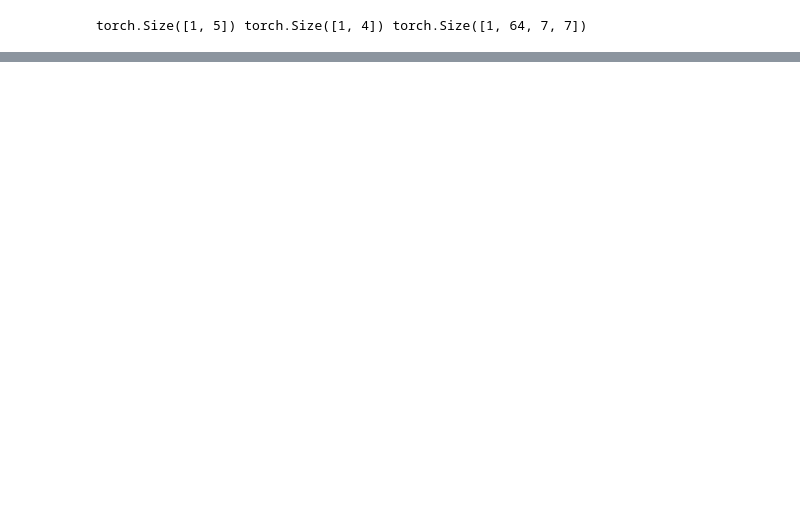
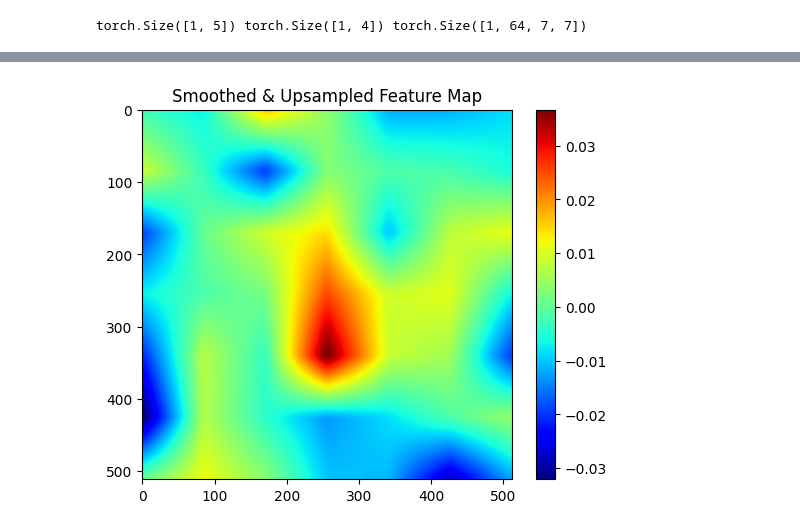
Before and after one commit to anonymousdanial/MHNet, a Jupyter notebook: test.ipynb, the cells around one changed output, grey strips where cells are left out. Cells and saved outputs as stored; diff of their text form; code cells hidden in the pictures; blank space fills up the shorter version.

```diff
--- a/test.ipynb
+++ b/test.ipynb
@@ -35,0 +63,17 @@ print("Path to dataset files:", path) # Path to dataset files: /home/ubd/.cache/
+# %%
+avg_map = fused_feat.mean(dim=1, keepdim=True)  # [1, 1, 7, 7]
+
+# 1️⃣ Upsample to higher resolution (e.g., 224x224)
+upsampled = F.interpolate(avg_map, size=(512,512), mode='bilinear', align_corners=True)
+
+# 2️⃣ Apply Gaussian blur
+blur = GaussianBlur(kernel_size=(15,15), sigma=(4.0,4.0))
+smoothed = blur(upsampled)
+
+# 3️⃣ Show result
+plt.imshow(smoothed[0, 0].detach().cpu(), cmap='jet')  # using 'jet' for heatmap look
+plt.title("Smoothed & Upsampled Feature Map")
+plt.colorbar()
+plt.show()
+# %% [output]
+[figure, added]
```
Also changed, not shown: parts of 6 cells of this notebook.
